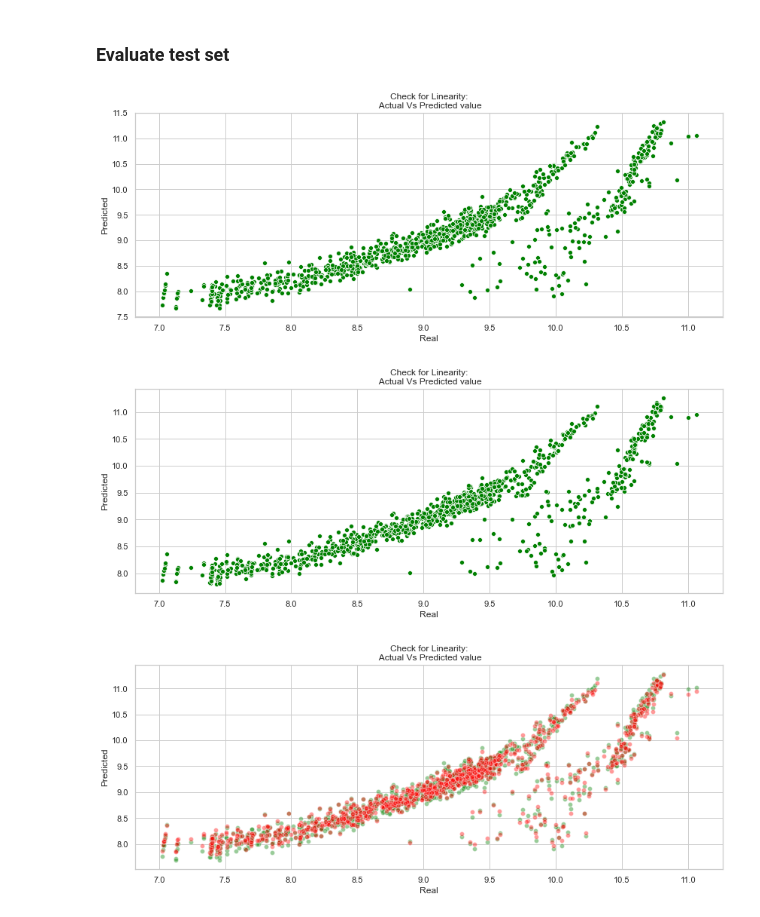
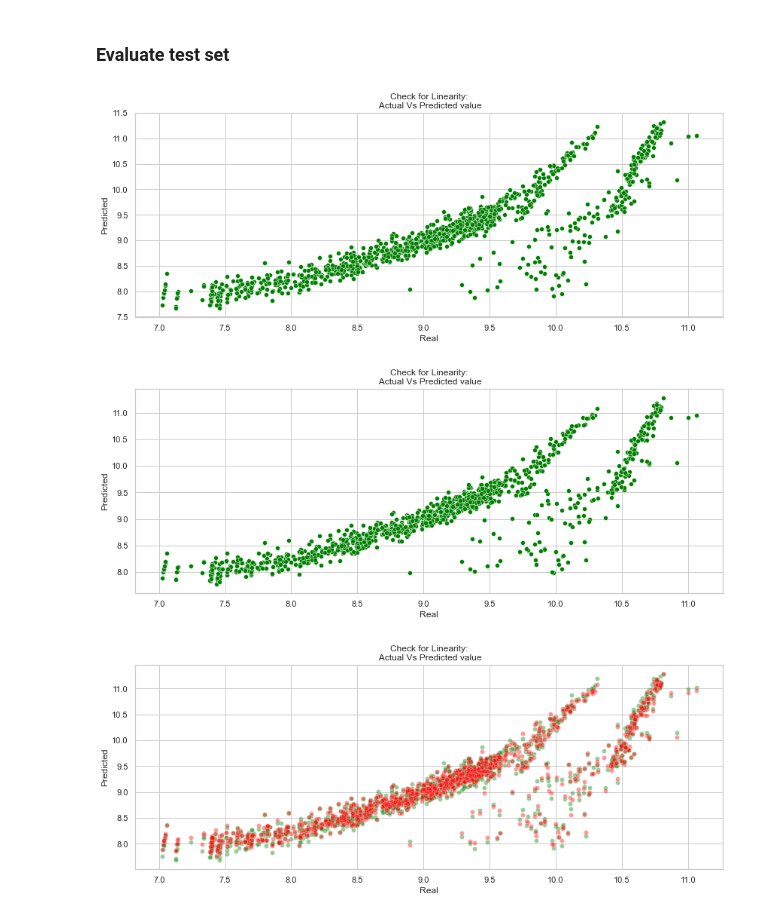
Before and after one commit to ssegui/ml_ub, a Jupyter notebook: notebooks/Session3.ipynb, the cells around one changed output. Cells and saved outputs as stored; diff of their text form; code cells hidden in the pictures.

```diff
--- a/notebooks/Session3.ipynb
+++ b/notebooks/Session3.ipynb
@@ -716,7 +716,7 @@ from sklearn.preprocessing import OneHotEncoder
 
 full_pipeline = ColumnTransformer([
         ("num", num_pipeline, num_attribs),
-        ("cat", OneHotEncoder(), cat_attribs),
+        ("cat", OneHotEncoder(drop='first'), cat_attribs),
     ])
 X_train = full_pipeline.fit_transform(train_set)
 y_train = train_set['charges']
@@ -724,7 +724,7 @@ X_train.shape
 
 
 tmp = pd.concat([pd.DataFrame(X_train), pd.DataFrame(y_train.values)], axis=1)
-tmp.columns = ['bmi','age','children','sex_0','sex_1','region_0','region_1','region_2','region_3','smoker_0','smoker_1','charges']
+tmp.columns = ['bmi','age','children','sex_1','region_1','region_2','region_3','smoker_1','charges']
 
 corrMatrix = tmp.corr()
 fig, ax = plt.subplots(figsize=(10,10))
@@ -815,13 +820,15 @@ Standard deviation: 0.07259989701007824
 # %%
 from sklearn.model_selection import GridSearchCV
+
+#the set of parameters to try
 param_grid = [{'alpha': np.logspace(-2, 5, 100)}]
 
 ridge_reg = linear_model.Ridge() # Create a Ridge regressor
-grid_search_ridge = GridSearchCV(ridge_reg, param_grid, cv=5,scoring="neg_mean_squared_error",
+grid_search_ridge = GridSearchCV(ridge_reg, param_grid, cv=5,#scoring="neg_mean_squared_error",
                                  return_train_score=True)
 
 grid_search_ridge.fit(X_train, y_train)
-print(grid_search_ridge.best_params_)
+print("The best model was found with = ",grid_search_ridge.best_params_)
 print(grid_search_ridge.best_score_)
 pd.DataFrame(grid_search_ridge.cv_results_)
 # %% [output]
@@ -843,6 +867,6 @@ pd.DataFrame(grid_search_ridge.cv_results_)
 # %%
 lasso_reg = linear_model.Lasso(tol=0.01) # Create a Ridge regressor
-grid_search_lasso = GridSearchCV(lasso_reg, param_grid, cv=5,scoring="neg_root_mean_squared_error",
+grid_search_lasso = GridSearchCV(lasso_reg, param_grid, cv=5,#scoring="neg_root_mean_squared_error",
                                  return_train_score=True)
 grid_search_lasso.fit(X_train, y_train)
 print(grid_search_lasso.best_params_)
@@ -949,24 +975,23 @@ plt.xlabel('Real')
 
 plt.show()
 # %% [output]
-[figure, old version]
+[figure, new version]
 # %%
 # Check for Linearity --  LASSSO
 X_test = full_pipeline.transform(test_set)
 y_test = test_set['charges']
 
-grid_search_lasso.fit(X_train,y_train)
 y_pred = grid_search_lasso.predict(X_test)
 
 plt.figure(figsize=(14,5))
 sns.scatterplot(y_test,y_pred,color='g')
 plt.title('Check for Linearity:\n Actual Vs Predicted value')
 plt.ylabel('Predicted')
 plt.xlabel('Real')
 
 plt.show()
 # %% [output]
-[figure, old version]
+[figure, new version]
 # %%
 # Check for Linearity --  RIGE
 X_test = full_pipeline.transform(test_set)
@@ -975,7 +1000,6 @@ y_test = test_set['charges']
 grid_search_lasso.fit(X_train,y_train)
 y_pred_lasso = grid_search_lasso.predict(X_test)
 
-grid_search_ridge.fit(X_train,y_train)
 y_pred_ridge = grid_search_ridge.predict(X_test)
 
 
@@ -989,7 +1013,7 @@ plt.xlabel('Real')
 
 plt.show()
 # %% [output]
-[figure, old version]
+[figure, new version]
 # %%
 print("LINEAR REGRESSION")
 y_pred = lin_reg.predict(X_test)
```
Also changed, not shown: parts of 20 cells of this notebook.
